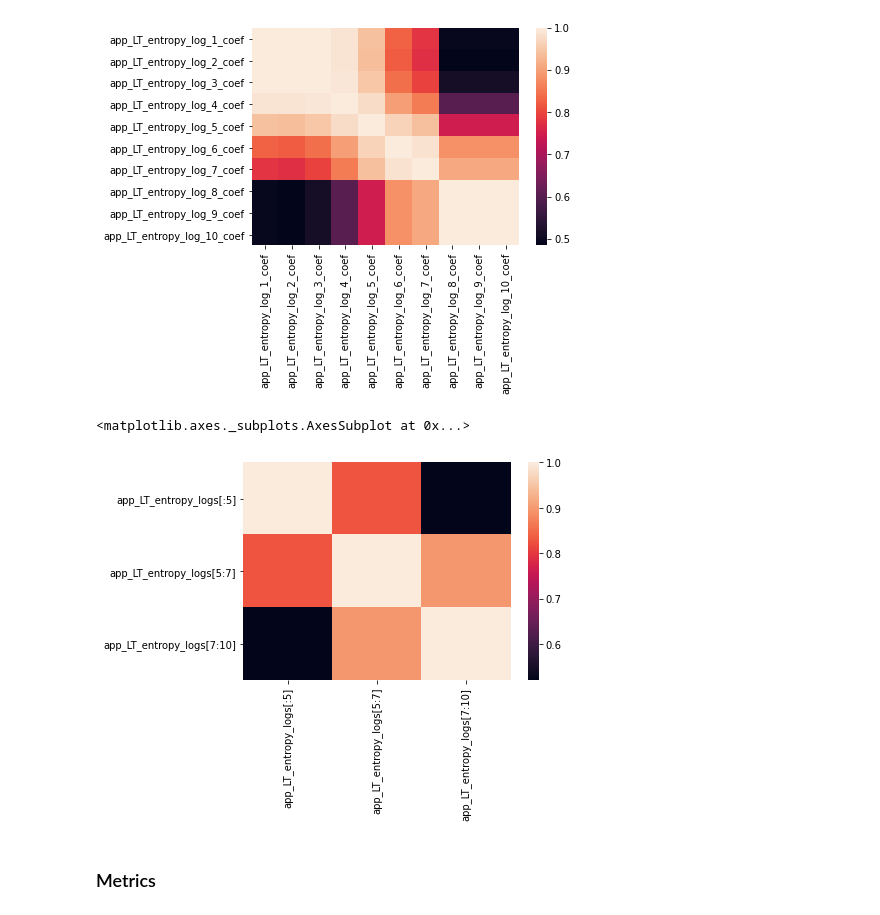
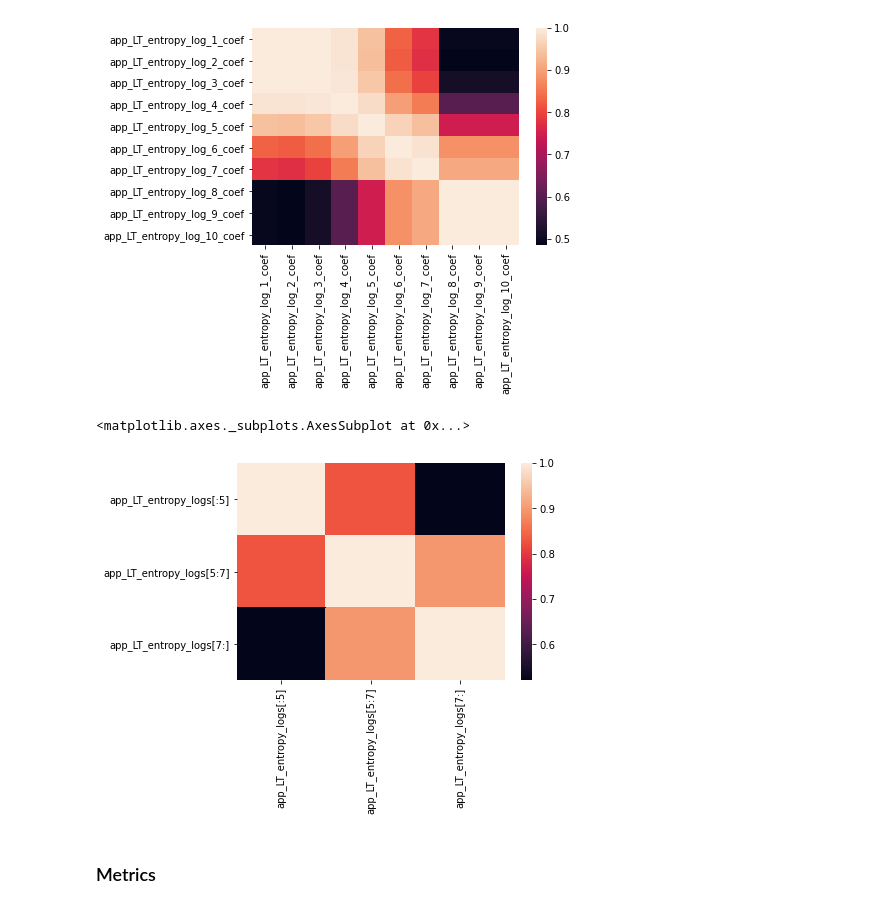
Before and after one commit to realamirhe/leaf-node, a Jupyter notebook: applications/Parkinson's Disease classification.ipynb, the cells around one changed output. Cells and saved outputs as stored; diff of their text form; code cells hidden in the pictures.

```diff
--- a/applications/Parkinson's Disease classification.ipynb
+++ b/applications/Parkinson's Disease classification.ipynb
@@ -46,19 +46,19 @@ sns.heatmap(X[app_LT_entropy_logs].corr(), annot=False)
 # %%
 selected_feature = app_LT_entropy_logs[:5]
 X['app_LT_entropy_logs[:5]'] = X[selected_feature].mean(numeric_only=True, axis=1)
 X.drop(selected_feature, axis=1, inplace=True)
 
 selected_feature = app_LT_entropy_logs[5:7]
 X['app_LT_entropy_logs[5:7]'] = X[selected_feature].mean(numeric_only=True, axis=1)
 X.drop(selected_feature, axis=1, inplace=True)
 
-selected_feature = app_LT_entropy_logs[7:10]
-X['app_LT_entropy_logs[7:10]'] = X[selected_feature].mean(numeric_only=True, axis=1)
+selected_feature = app_LT_entropy_logs[7:]
+X['app_LT_entropy_logs[7:]'] = X[selected_feature].mean(numeric_only=True, axis=1)
 X.drop(selected_feature, axis=1, inplace=True)
 
 %matplotlib inline
 app_LT_entropy_logs = [att for att in X.columns if att.startswith('app_LT_entropy_log')]
 sns.heatmap(X[app_LT_entropy_logs].corr(), annot=False)
 # %% [output]
 <matplotlib.axes._subplots.AxesSubplot at 0x...>
-[figure, old version]
+[figure, new version]
```
Also changed, not shown: parts of 2 cells of this notebook.
